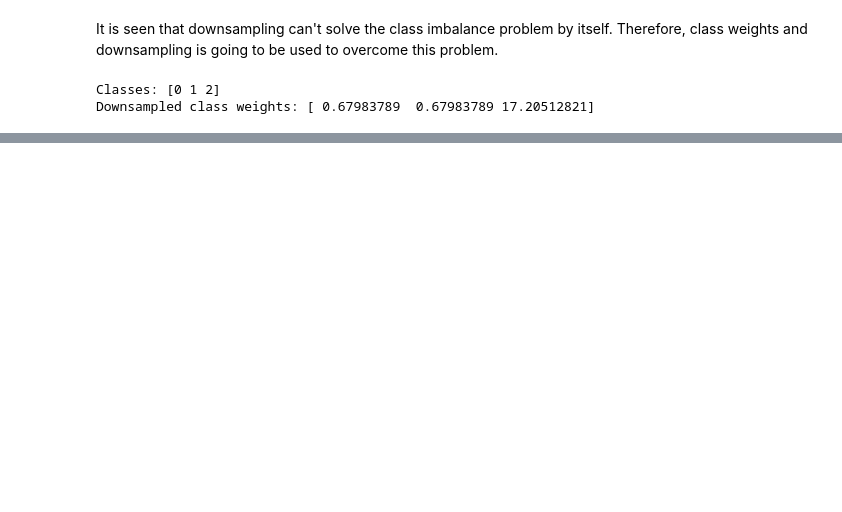
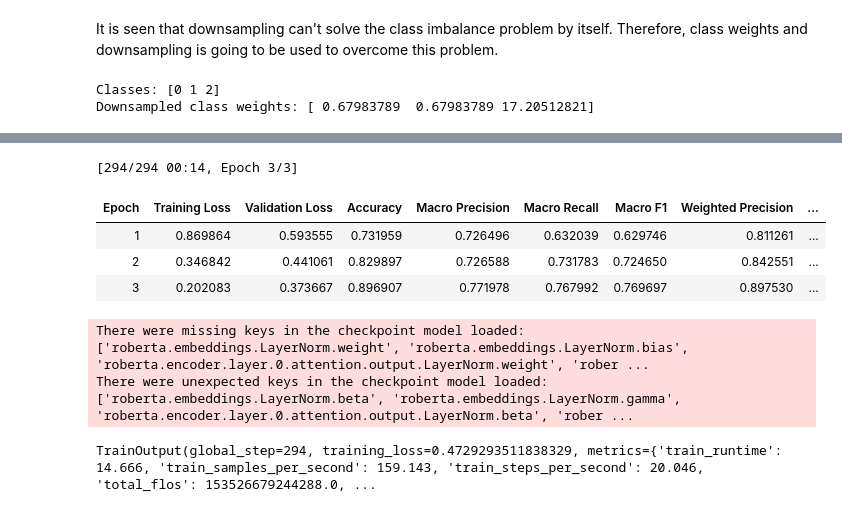
Before and after one commit to aardaa-1/DI725_Assignment1, a Jupyter notebook: notebooks/assignment1_RoBERTa.ipynb, the cells around one changed output, grey strips where cells are left out. Drawn from its saved outputs; the diff is of its cells as text; code cells hidden in the pictures; blank space fills up the shorter version.

Commit message:
RoBERTa with downsampling of neutral class, oversampling positive class and and class weights

```diff
--- a/notebooks/assignment1_RoBERTa.ipynb
+++ b/notebooks/assignment1_RoBERTa.ipynb
@@ -1570,0 +1635,5 @@ positive         0       10         0
+# %%
+train_triplet_dataset = SentimentDataset(train_triplet_encodings, y_train_triplet)
+
+print("Triplet training dataset size:", len(train_triplet_dataset))
+print("Validation dataset size:", len(val_dataset))
@@ -1570,0 +1668,5 @@ positive         0       10         0
+# %%
+model_triplet = AutoModelForSequenceClassification.from_pretrained(
+    "roberta-base",
+    num_labels=3
+)
@@ -1570,0 +1691,37 @@ positive         0       10         0
+# %%
+training_args_triplet = TrainingArguments(
+    output_dir="./results_triplet_strategy",
+    eval_strategy="epoch",
+    save_strategy="epoch",
+    logging_strategy="epoch",
+    num_train_epochs=3,
+    per_device_train_batch_size=8,
+    per_device_eval_batch_size=8,
+    learning_rate=2e-5,
+    weight_decay=0.01,
+    load_best_model_at_end=True,
+    metric_for_best_model="macro_f1",
+    greater_is_better=True,
+    report_to="wandb",
+    run_name="roberta_down_neutral_over_positive_classweights"
+)
+# %%
+trainer_triplet = WeightedTrainer(
+    model=model_triplet,
+    args=training_args_triplet,
+    train_dataset=train_triplet_dataset,
+    eval_dataset=val_dataset,
+    compute_metrics=compute_metrics,
+    class_weights=class_weights_triplet_tensor
+)
+# %%
+trainer_triplet.train()
+# %% [output]
+[294/294 00:14, Epoch 3/3]
+| Epoch | Training Loss | Validation Loss | Accuracy | Macro Precision | Macro Recall | Macro F1 | Weighted Precision | ... |
+| 1 | 0.869864 | 0.593555 | 0.731959 | 0.726496 | 0.632039 | 0.629746 | 0.811261 | ... |
+| 2 | 0.346842 | 0.441061 | 0.829897 | 0.726588 | 0.731783 | 0.724650 | 0.842551 | ... |
+| 3 | 0.202083 | 0.373667 | 0.896907 | 0.771978 | 0.767992 | 0.769697 | 0.897530 | ... |
+There were missing keys in the checkpoint model loaded: ['roberta.embeddings.LayerNorm.weight', 'roberta.embeddings.LayerNorm.bias', 'roberta.encoder.layer.0.attention.output.LayerNorm.weight', 'rober ...
+There were unexpected keys in the checkpoint model loaded: ['roberta.embeddings.LayerNorm.beta', 'roberta.embeddings.LayerNorm.gamma', 'roberta.encoder.layer.0.attention.output.LayerNorm.beta', 'rober ...
+TrainOutput(global_step=294, training_loss=0.4729293511838329, metrics={'train_runtime': 14.666, 'train_samples_per_second': 159.143, 'train_steps_per_second': 20.046, 'total_flos': 153526679244288.0, ...
```
Also changed, not shown: parts of 34 cells of this notebook.
